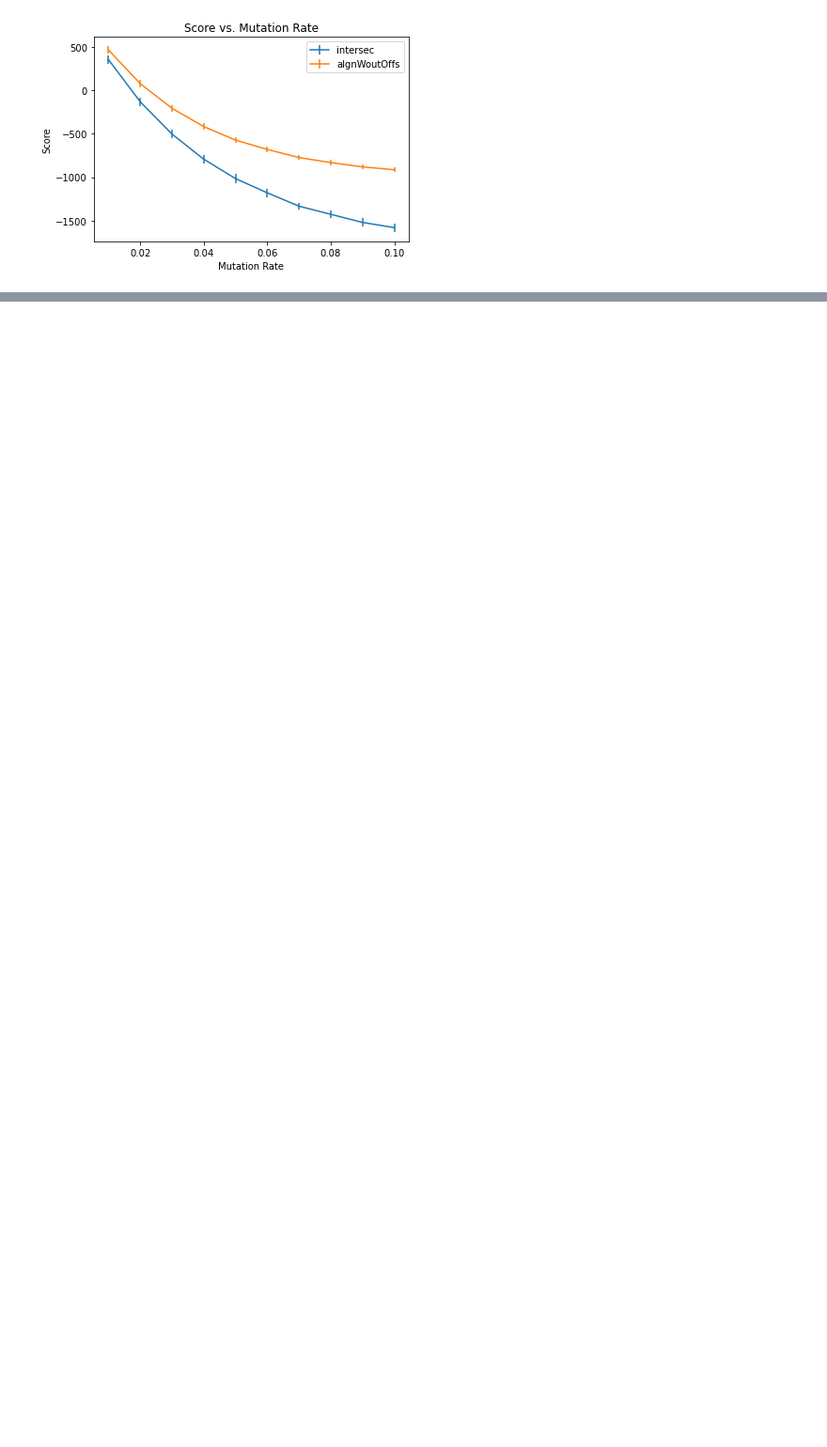
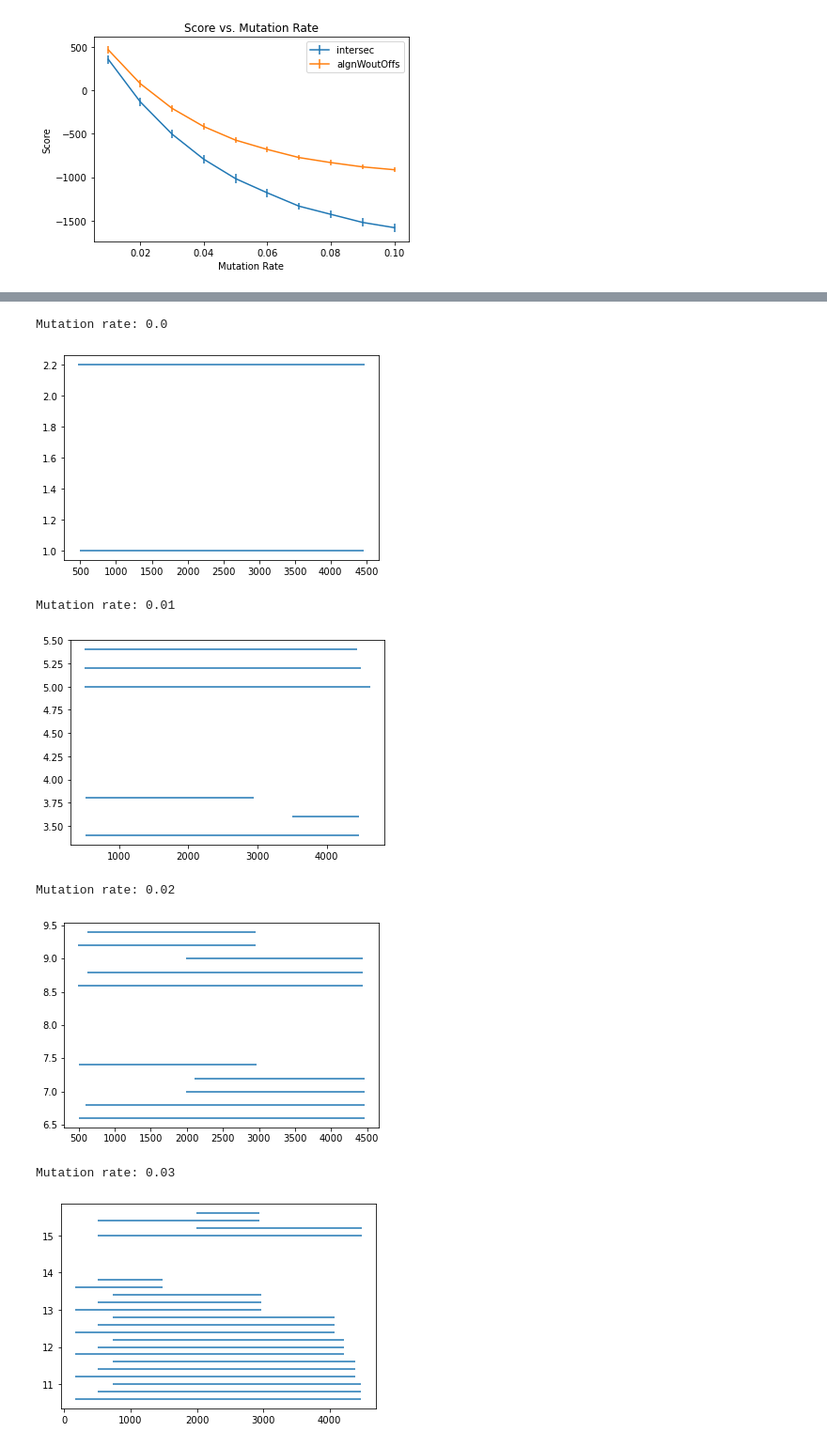
Before and after one commit to medvedevgroup/eskemap, a Jupyter notebook: SimilarityMeasures.ipynb, the cells around one changed output, grey strips where cells are left out. Shown: that part at 94% size. Saved outputs shown, nothing was run; the diff lists cells and outputs as text; code cells hidden in the pictures; blank space fills up the shorter version.

```diff
--- a/SimilarityMeasures.ipynb
+++ b/SimilarityMeasures.ipynb
@@ -32,0 +193,22 @@ plt.show()
+# %%
+mRates = sorted(coords.keys())
+maxY = 1.
+padding = 0.2
+
+for m in mRates:
+    print("Mutation rate:", m)
+
+    for p in coords[m][:2]:
+        plt.hlines([maxY + i * padding for i in range(len(p))], [t[0] for t in p], [t[1] for t in p])
+        maxY += 1. + padding * len(p)
+
+    plt.show()
+# %% [output]
+Mutation rate: 0.0
+[figure, added]
+Mutation rate: 0.01
+[figure, added]
+Mutation rate: 0.02
+[figure, added]
+Mutation rate: 0.03
+[figure, added]
```
Also changed, not shown: parts of 11 cells of this notebook, 3 other files.
